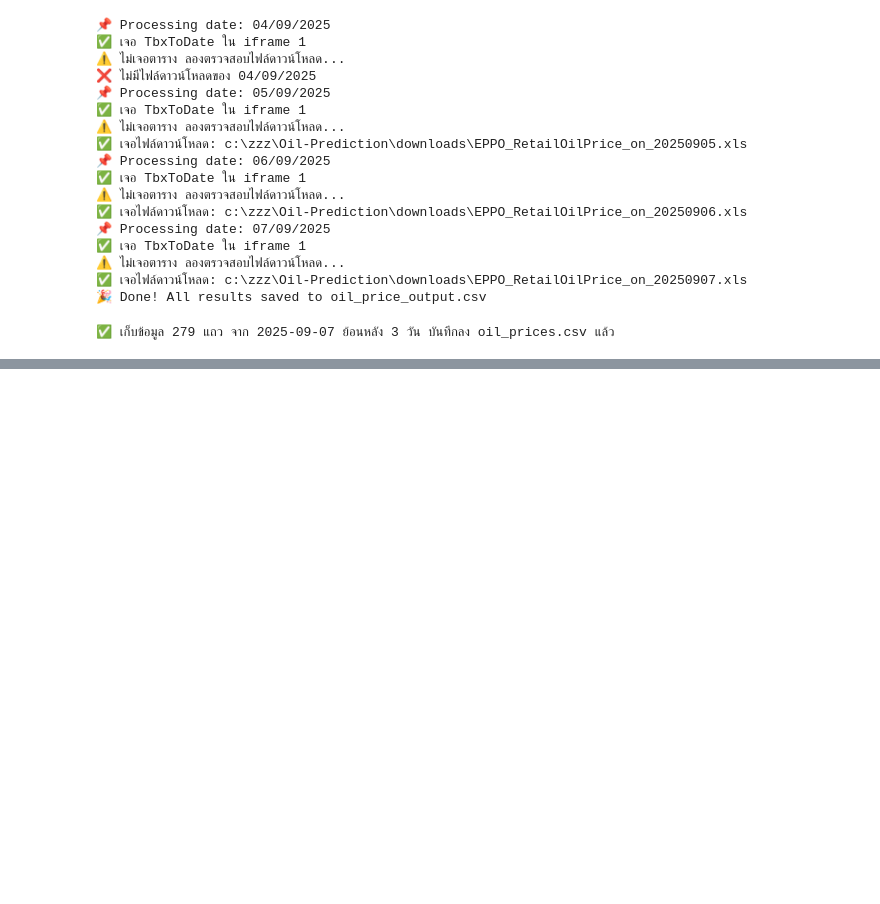
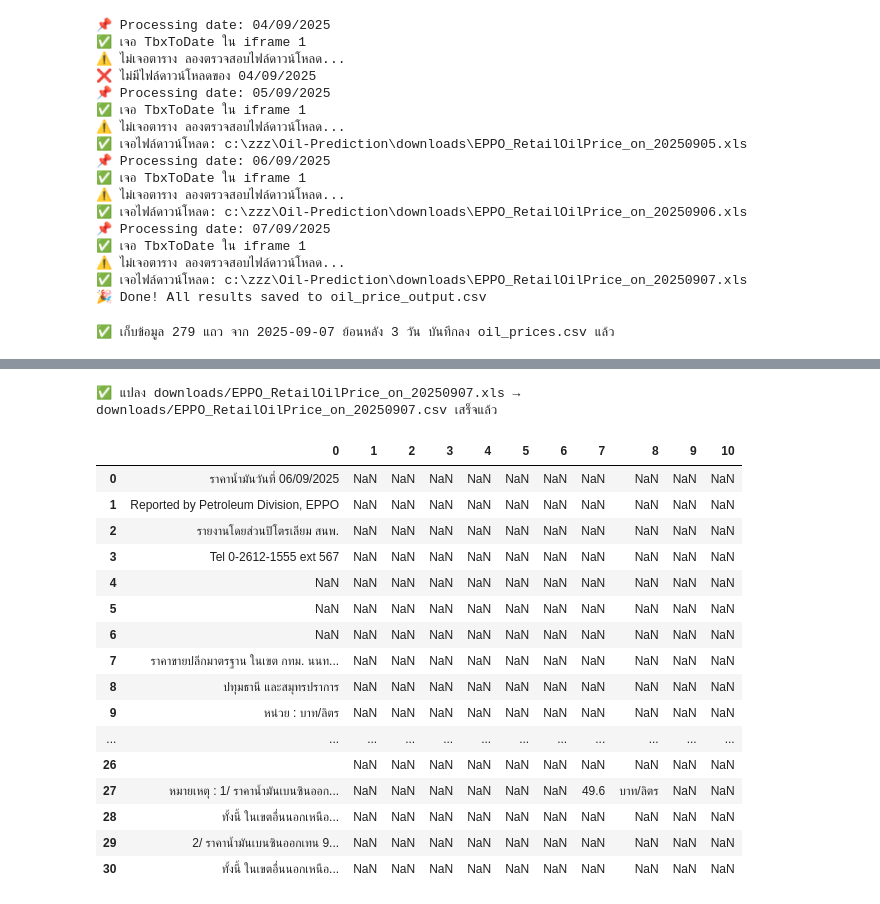
Before and after one commit to siripatsara/Oil-Prediction, a Jupyter notebook: oil.ipynb, the cells around one changed output, grey strips where cells are left out. Cells and saved outputs as stored; diff of their text form; code cells hidden in the pictures; blank space fills up the shorter version.

```diff
--- a/oil.ipynb
+++ b/oil.ipynb
@@ -408,0 +582,46 @@ print(f"✅ เก็บข้อมูล {len(all_data)} แถว จาก {
+# %%
+import pandas as pd
+import os
+
+def excel_to_csv(excel_path, csv_path=None):
+    # ถ้าไม่ได้กำหนด csv_path จะใช้ชื่อเดียวกับไฟล์ excel
+    if csv_path is None:
+        csv_path = os.path.splitext(excel_path)[0] + ".csv"
+
+    # อ่านไฟล์ Excel
+    if excel_path.endswith(".xls"):
+        df = pd.read_excel(excel_path, engine="xlrd")
+    else:
+        df = pd.read_excel(excel_path, engine="openpyxl")
+
+    # แปลงเป็น CSV
+    df.to_csv(csv_path, index=False, encoding="utf-8-sig")
+    print(f"✅ แปลง {excel_path} → {csv_path} เสร็จแล้ว")
+
+    return csv_path
+
+# ตัวอย่างการใช้งาน
+excel_file = "downloads/EPPO_RetailOilPrice_on_20250907.xls"
+csv_file = excel_to_csv(excel_file)
+# %% [output]
+✅ แปลง downloads/EPPO_RetailOilPrice_on_20250907.xls → downloads/EPPO_RetailOilPrice_on_20250907.csv เสร็จแล้ว
+# %%
+pd.read_csv("C:\zzz\Oil-Prediction\downloads\EPPO_RetailOilPrice_on_20250906.csv")
+# %% [output]
+|  | 0 | 1 | 2 | 3 | 4 | 5 | 6 | 7 | 8 | 9 | 10 |
+| 0 | ราคาน้ำมันวันที่ 06/09/2025 | NaN | NaN | NaN | NaN | NaN | NaN | NaN | NaN | NaN | NaN |
+| 1 | Reported by Petroleum Division, EPPO | NaN | NaN | NaN | NaN | NaN | NaN | NaN | NaN | NaN | NaN |
+| 2 | รายงานโดยส่วนปิโตรเลียม สนพ. | NaN | NaN | NaN | NaN | NaN | NaN | NaN | NaN | NaN | NaN |
+| 3 | Tel 0-2612-1555 ext 567 | NaN | NaN | NaN | NaN | NaN | NaN | NaN | NaN | NaN | NaN |
+| 4 | NaN | NaN | NaN | NaN | NaN | NaN | NaN | NaN | NaN | NaN | NaN |
+| 5 | NaN | NaN | NaN | NaN | NaN | NaN | NaN | NaN | NaN | NaN | NaN |
+| 6 | NaN | NaN | NaN | NaN | NaN | NaN | NaN | NaN | NaN | NaN | NaN |
+| 7 | ราคาขายปลีกมาตรฐาน ในเขต กทม. นนท... | NaN | NaN | NaN | NaN | NaN | NaN | NaN | NaN | NaN | NaN |
+| 8 | ปทุมธานี และสมุทรปราการ | NaN | NaN | NaN | NaN | NaN | NaN | NaN | NaN | NaN | NaN |
+| 9 | หน่วย : บาท/ลิตร | NaN | NaN | NaN | NaN | NaN | NaN | NaN | NaN | NaN | NaN |
+| ... | ... | ... | ... | ... | ... | ... | ... | ... | ... | ... | ... |
+| 26 |  | NaN | NaN | NaN | NaN | NaN | NaN | NaN | NaN | NaN | NaN |
+| 27 | หมายเหตุ : 1/ ราคาน้ำมันเบนซินออก... | NaN | NaN | NaN | NaN | NaN | NaN | 49.6 | บาท/ลิตร | NaN | NaN |
+| 28 | ทั้งนี้ ในเขตอื่นนอกเหนือ... | NaN | NaN | NaN | NaN | NaN | NaN | NaN | NaN | NaN | NaN |
+| 29 | 2/ ราคาน้ำมันเบนซินออกเทน 9... | NaN | NaN | NaN | NaN | NaN | NaN | NaN | NaN | NaN | NaN |
+| 30 | ทั้งนี้ ในเขตอื่นนอกเหนือ... | NaN | NaN | NaN | NaN | NaN | NaN | NaN | NaN | NaN | NaN |
```
Also changed, not shown: parts of 1 cell of this notebook.
